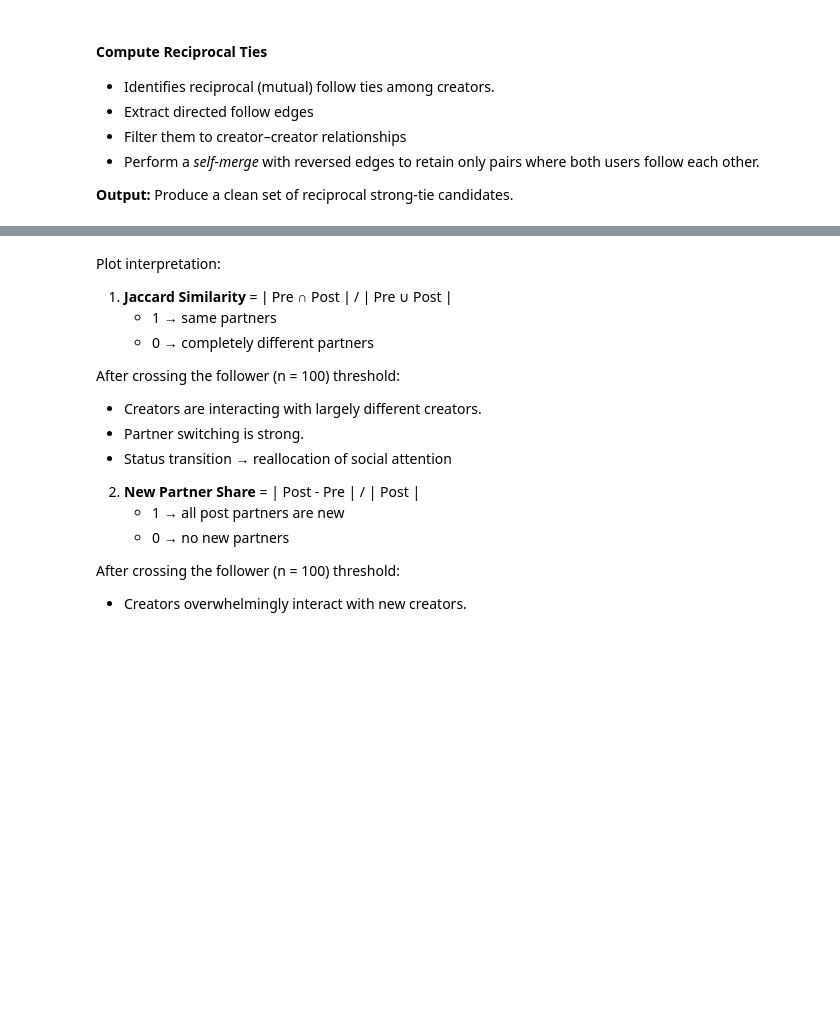
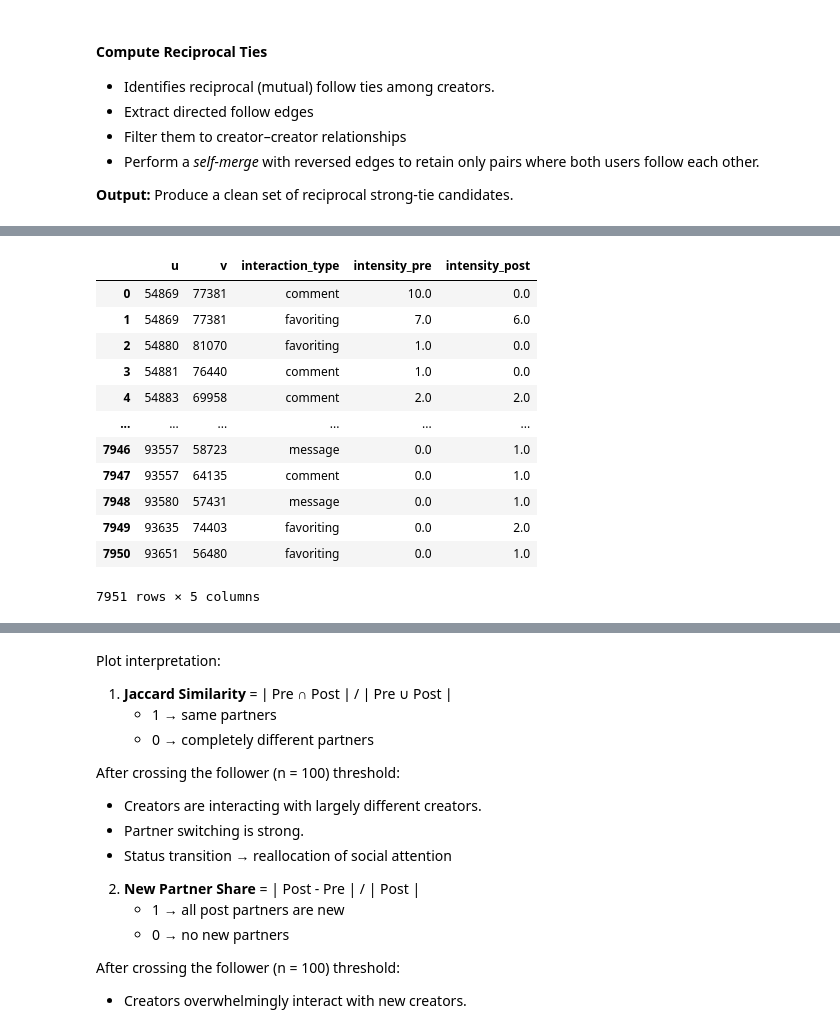
Before and after one commit to catchshashank/network-dynamics, a Jupyter notebook: notebooks/status-network-updated.ipynb, the cells around one changed output, grey strips where cells are left out. Cells and saved outputs as stored; diff of their text form; code cells hidden in the pictures; blank space fills up the shorter version.

```diff
--- a/notebooks/status-network-updated.ipynb
+++ b/notebooks/status-network-updated.ipynb
@@ -225,11 +271,12 @@ display(reciprocal_ties(affiliations, creators))
 
 **Output:** Single time-ordered interaction table for tie-intensity analysis.
 # %%
-def build_interactions(comments, favoritings):
-    def clean(df):
+def build_interactions(comments, favoritings, messages, reposts):
+    def clean(df, interaction_type):
         df = df[["user_id", "owner_id", "created_at"]].copy()
         df["created_at"] = pd.to_datetime(df["created_at"], errors="coerce")
         df = df.dropna(subset=["user_id", "owner_id", "created_at"])
+        # Coercing values in the df in "user_id" and "owner_id" to be numeric
         df["user_id"] = pd.to_numeric(df["user_id"], errors="coerce")
         df["owner_id"] = pd.to_numeric(df["owner_id"], errors="coerce")
         df = df.dropna(subset=["user_id", "owner_id"])
@@ -240,12 +287,15 @@ def build_interactions(comments, favoritings):
             "owner_id": "target",
             "created_at": "time"
         })
+        df['interaction_type'] = interaction_type # Add a column for interaction type
         return df
 
-    c = clean(comments)
-    f = clean(favoritings)
-
-    interactions = pd.concat([c, f], ignore_index=True)
+    interactions = pd.concat([
+        clean(comments, 'comment'),
+        clean(favoritings, 'favoriting'),
+        clean(messages.rename(columns={"sender_id": "user_id", "receiver_id": "owner_id"}), 'message'),
+        clean(reposts.rename(columns={"reposter_id": "user_id"}), 'repost')
+    ], ignore_index=True)
     return interactions.sort_values(["source", "time"])
 
-display(build_interactions(comments, favoritings))
+display(build_interactions(comments, favoritings, messages, reposts))
@@ -264,8 +334,9 @@ def intensity_pre_post(interactions, recip, tcross):
         how="inner"
     ).rename(columns={"contact_id": "creator_id"})
 
-    # Use dayfirst=True to handle the DD-MM-YYYY format in the data
-    recip["tcross"] = pd.to_datetime(recip["tcross"], dayfirst=True)
+    # The tcross column should already be datetime from compute_tcross and prep_affiliations.
+    # Remove dayfirst=True as it's causing incorrect parsing for YYYY-MM-DD format.
+    recip["tcross"] = pd.to_datetime(recip["tcross"])
     recip["post_end"] = recip["tcross"] + pd.Timedelta(days=WINDOW_DAYS)
 
     # Match interactions along reciprocal edges
@@ -273,34 +344,49 @@ def intensity_pre_post(interactions, recip, tcross):
         recip[["u", "v", "tcross", "post_end"]],
         left_on=["source", "target"],
         right_on=["u", "v"],
         how="inner"
     )
 
     # Ensure interaction times are also datetime for comparison
-    ev["time"] = pd.to_datetime(ev["time"], dayfirst=True)
+    # Remove dayfirst=True for consistency with YYYY-MM-DD format.
+    ev["time"] = pd.to_datetime(ev["time"])
 
     pre = ev["time"] < ev["tcross"]
     post = (ev["time"] >= ev["tcross"]) & (ev["time"] <= ev["post_end"])
 
     ev = ev[pre | post].copy()
     ev["window"] = np.where(pre.loc[ev.index], "pre", "post")
 
     pre_counts = (
         ev[ev["window"] == "pre"]
-        .groupby(["u", "v"])
+        .groupby(["u", "v", "interaction_type"])
         .size()
         .rename("intensity_pre")
     )
 
     post_counts = (
         ev[ev["window"] == "post"]
-        .groupby(["u", "v"])
+        .groupby(["u", "v", "interaction_type"])
         .size()
         .rename("intensity_post")
     )
 
     out = pd.concat([pre_counts, post_counts], axis=1).fillna(0).reset_index()
 
     return out
 
-display(intensity_pre_post(build_interactions(comments, favoritings), reciprocal_ties(affiliations, creators), compute_tcross(affiliations, creators)))
+display(intensity_pre_post(build_interactions(comments, favoritings, messages, reposts), reciprocal_ties(affiliations, creators), compute_tcross(affiliations, creators)))
+# %% [output]
+|  | u | v | interaction_type | intensity_pre | intensity_post |
+| 0 | 54869 | 77381 | comment | 10.0 | 0.0 |
+| 1 | 54869 | 77381 | favoriting | 7.0 | 6.0 |
+| 2 | 54880 | 81070 | favoriting | 1.0 | 0.0 |
+| 3 | 54881 | 76440 | comment | 1.0 | 0.0 |
+| 4 | 54883 | 69958 | comment | 2.0 | 2.0 |
+| ... | ... | ... | ... | ... | ... |
+| 7946 | 93557 | 58723 | message | 0.0 | 1.0 |
+| 7947 | 93557 | 64135 | comment | 0.0 | 1.0 |
+| 7948 | 93580 | 57431 | message | 0.0 | 1.0 |
+| 7949 | 93635 | 74403 | favoriting | 0.0 | 2.0 |
+| 7950 | 93651 | 56480 | favoriting | 0.0 | 1.0 |
+7951 rows × 5 columns
```
Also changed, not shown: parts of 22 cells of this notebook.
